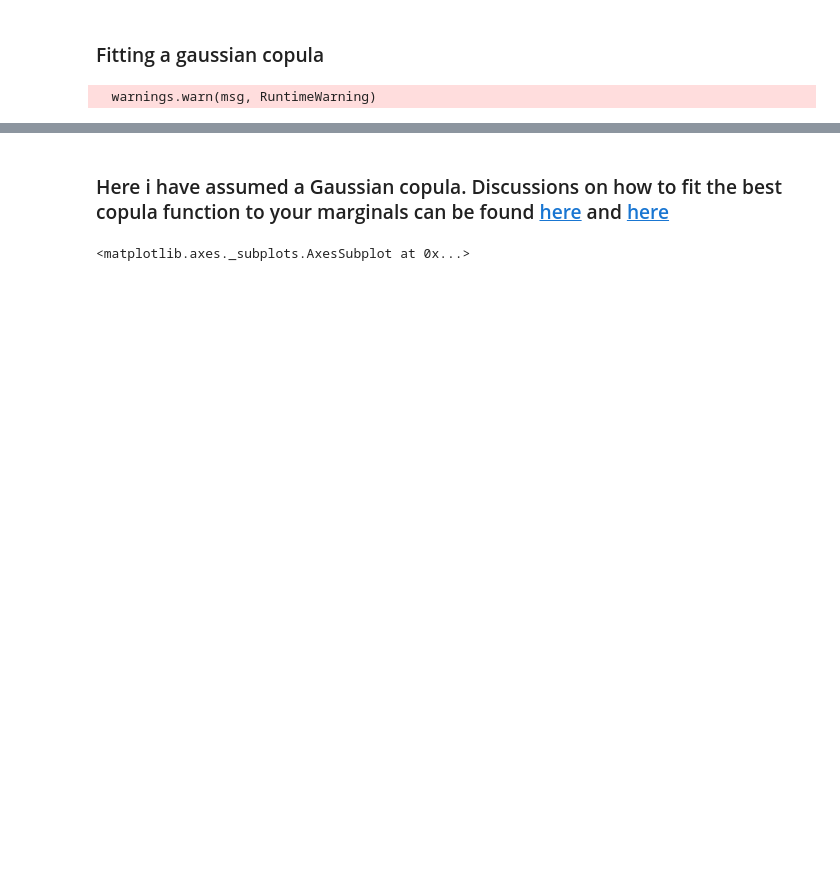
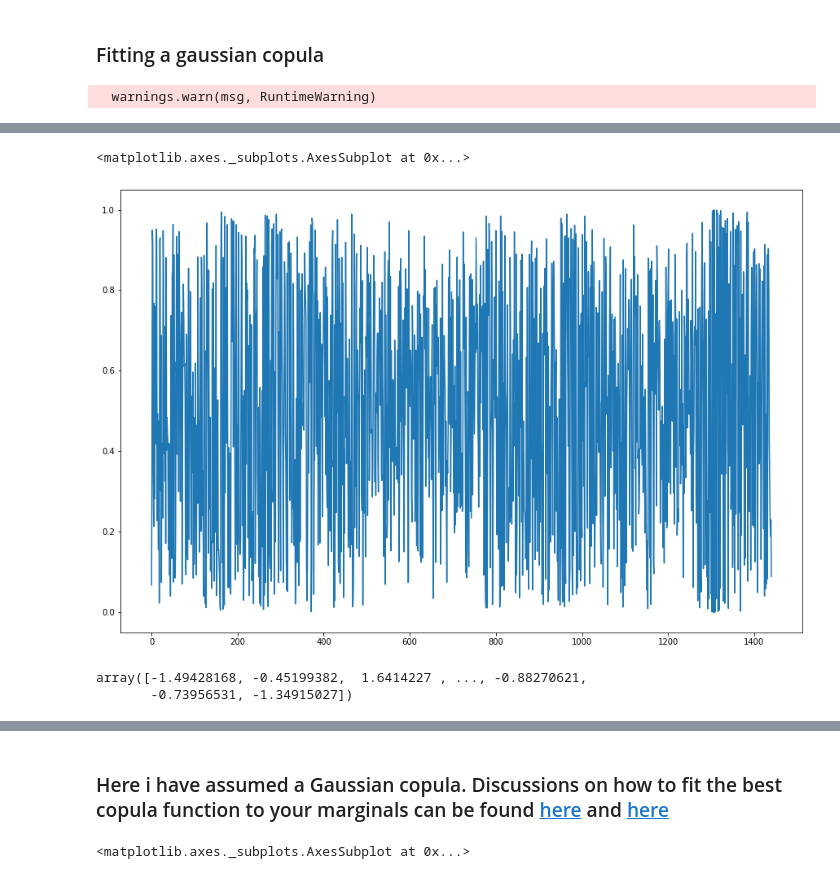
Before and after one commit to dcuoliveira/QuantFinDrafts, a Jupyter notebook: portfolio_optimization_with_copulas.ipynb, the cells around one changed output, grey strips where cells are left out. Drawn from its saved outputs; the diff is of its cells as text; code cells hidden in the pictures; blank space fills up the shorter version.

```diff
--- a/portfolio_optimization_with_copulas.ipynb
+++ b/portfolio_optimization_with_copulas.ipynb
@@ -174,0 +170,11 @@ fig = scatterplot_matrix(marginal_cdfs_df, list(daily_returns_df.columns), lines
+# %%
+fig, ax = plt.subplots(figsize=(15,10))
+sns.lineplot(data=marginal_cdfs_df.iloc[:,0], ax=ax)
+# %% [output]
+<matplotlib.axes._subplots.AxesSubplot at 0x...>
+[figure, added]
+# %%
+st.norm.ppf(marginal_cdfs_df.iloc[:,0])
+# %% [output]
+array([-1.49428168, -0.45199382,  1.6414227 , ..., -0.88270621,
+       -0.73956531, -1.34915027])
```
Also changed, not shown: parts of 66 cells of this notebook.
